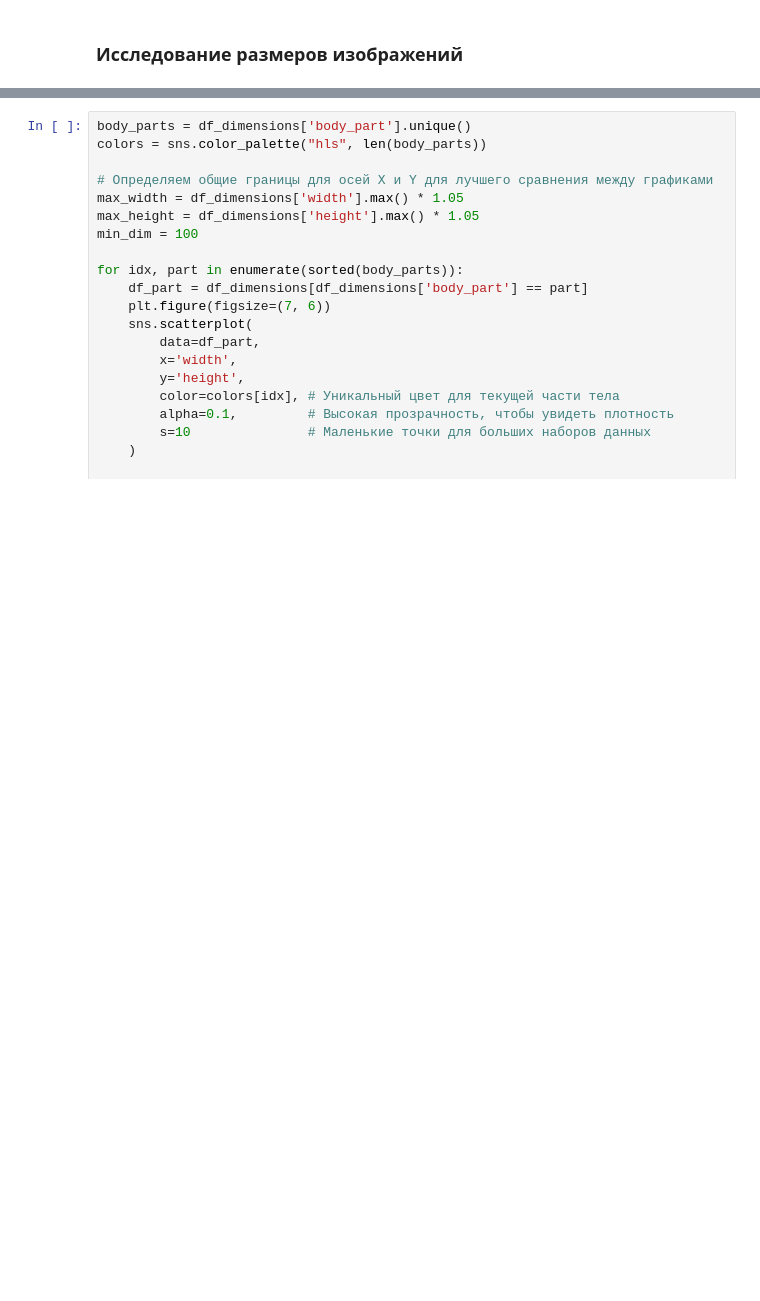
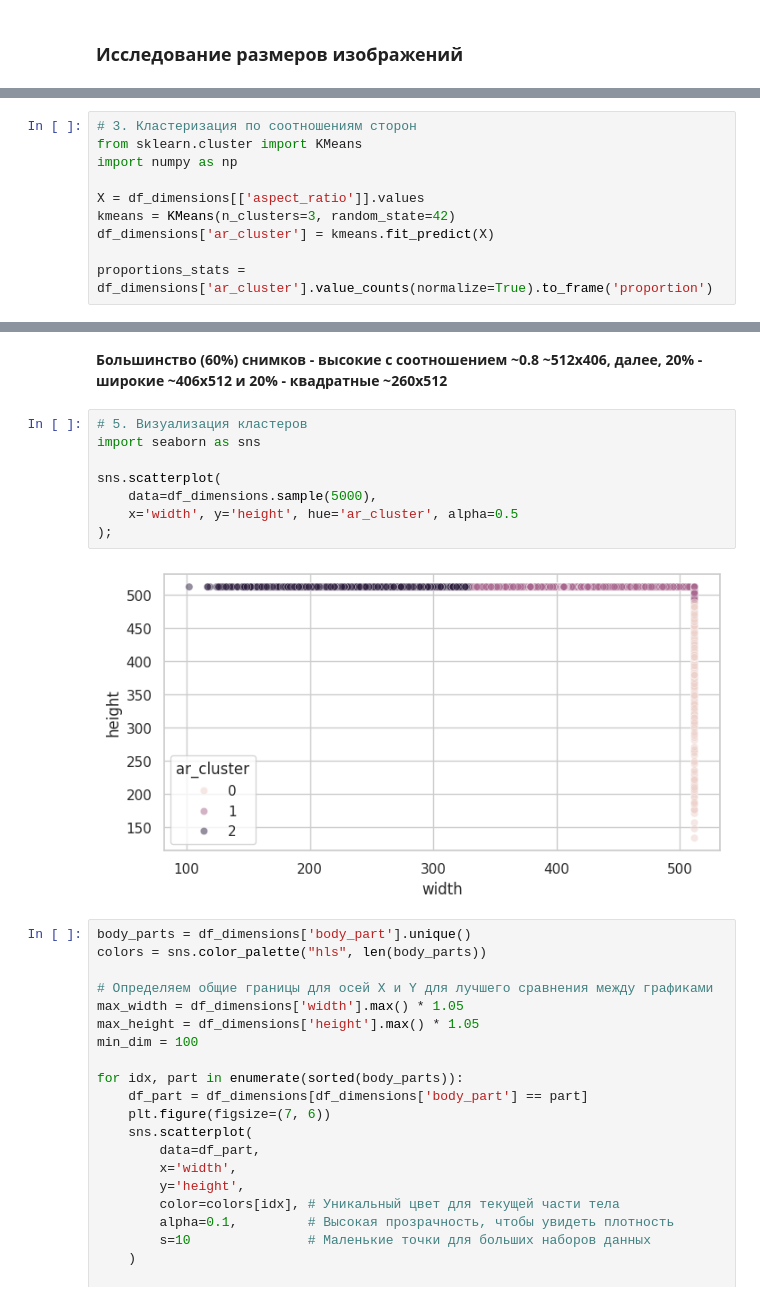
Before and after one commit to Year-project-team-2-Topic-12/Project2025, a Jupyter notebook: EDA.ipynb, the cells around one changed output, grey strips where cells are left out. Saved outputs shown, nothing was run; the diff lists cells and outputs as text; blank space fills up the shorter version.

Commit message:
Add image sizes stats to EDA. Add image directory to gitignore

```diff
--- a/MURA_Project.ipynb
+++ b/EDA.ipynb
@@ -381,0 +419,10 @@ dtype: int64
+# %%
+# 3. Кластеризация по соотношениям сторон
+from sklearn.cluster import KMeans
+import numpy as np
+
+X = df_dimensions[['aspect_ratio']].values
+kmeans = KMeans(n_clusters=3, random_state=42)
+df_dimensions['ar_cluster'] = kmeans.fit_predict(X)
+
+proportions_stats = df_dimensions['ar_cluster'].value_counts(normalize=True).to_frame('proportion')
@@ -382,3 +456,15 @@ dtype: int64
+# %% [markdown]
+**Большинство (60%) снимков - высокие  с соотношением ~0.8 ~512x406, далее, 20% - широкие ~406x512 и 20% - квадратные ~260x512**
+# %%
+# 5. Визуализация кластеров
+import seaborn as sns
+
+sns.scatterplot(
+    data=df_dimensions.sample(5000),
+    x='width', y='height', hue='ar_cluster', alpha=0.5
+);
+# %% [output]
+[figure, added]
 # %%
 body_parts = df_dimensions['body_part'].unique()
 colors = sns.color_palette("hls", len(body_parts))
```
Also changed, not shown: parts of 10 cells of this notebook, 1 other file.
